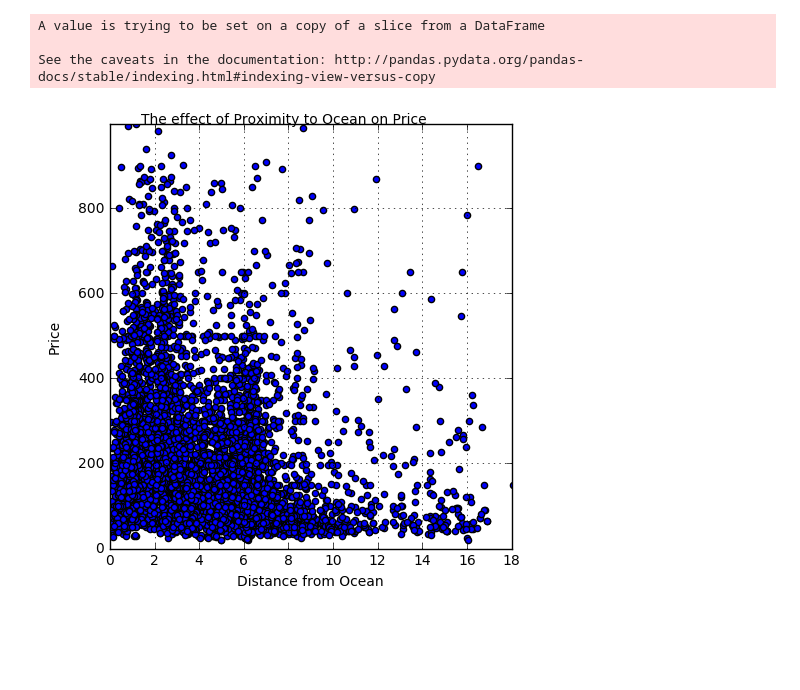
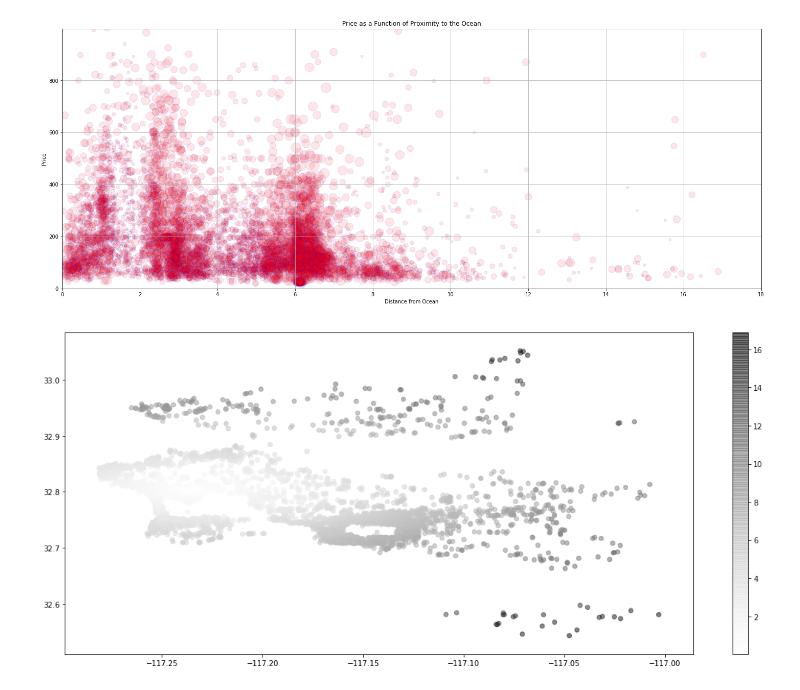
Before and after one commit to mas-dse-saachary/UCSD-MAS-Capstone-Project, a Jupyter notebook: dev/distance_from_ocean_exploration.ipynb, the cells around one changed output. Drawn from its saved outputs; the diff is of its cells as text; code cells hidden in the pictures; blank space fills up the shorter version.

```diff
--- a/dev/distance_from_ocean_exploration.ipynb
+++ b/dev/distance_from_ocean_exploration.ipynb
@@ -17,4 +19,5 @@ import datetime
 from scipy.stats import ttest_ind, f_oneway
 import csv
 # %%
-listings_augmented_2018 = pd.read_csv('Datasources\listings_augmented\listings_augmented_2018-05-19_V5.csv', low_memory = False)
+listings = pd.read_csv('Datasources/listings_augmented/listings_augmented_2018-05-23_V5.csv', low_memory = False)
+listings = listings.drop(listings.index[4216:4219])
@@ -23,33 +24,29 @@ import matplotlib.pyplot as plt
 # %%
-listings_augmented_2018 = listings_augmented_2018.drop('distance_from_ocean', axis = 1)
+listings = listings.drop('distance_from_ocean', axis = 1)
 # %%
-listings_augmented_2018['distance_from_ocean'] = 0
-listings_augmented_2018['distance_from_ocean'] = listings_augmented_2018['distance_from_ocean'].astype('float')
-
-for w in listings_augmented_2018.index:
-    p = float(listings_augmented_2018['latitude'][w])
-    q = float(listings_augmented_2018['longitude'][w])
-    lon_diff = (q + 117.235585)*np.pi/180
-    lat_diff = (p - 32.802458)*np.pi/180
-    a = np.sin(lat_diff/2)**2 + np.cos(p*np.pi/180)*np.cos(32.802458*np.pi/180)*(np.sin(lon_diff/2)**2)
+#PAUL 5/26
+lst2 = []
+for i,k in zip(listings['latitude'],listings['longitude']):
+    lon_diff = (float(k) + 117.235585)*np.pi/180
+    lat_diff = (float(i) - 32.802458)*np.pi/180
+    a = np.sin(lat_diff/2)**2 + np.cos(float(i)*np.pi/180)*np.cos(32.802458*np.pi/180)*(np.sin(lon_diff/2)**2)
     c = np.arctan2(np.sqrt(a), np.sqrt(1 - a))
     d = 6371.00*float(c)
-    listings_augmented_2018['distance_from_ocean'][w] = d
+    lst2.append(d)
+
+listings['distance_from_ocean'] = lst2
-# %% [output]
-A value is trying to be set on a copy of a slice from a DataFrame
-
-See the caveats in the documentation: http://pandas.pydata.org/pandas-docs/stable/indexing.html#indexing-view-versus-copy
 # %%
-fig, ax = plt.subplots(figsize = (5, 5))
-l = ax.scatter(listings_augmented_2018['distance_from_ocean'], listings_augmented_2018['price_y'])
-a, b = listings_augmented_2018['distance_from_ocean'].max(), listings_augmented_2018['price_y'].max()
+fig, ax = plt.subplots(figsize = (20, 8))
+l = ax.scatter(listings_augmented_2018['distance_from_ocean'], listings_augmented_2018['price_y'],
+              alpha = 0.1, c = 'r', edgecolors = 'b', marker = 'o', s=listings.park_count_1km*25)
+#a, b = listings_augmented_2018['distance_from_ocean'].max(), listings_augmented_2018['price_y'].max()
 ax.set_xlim((0, 18))
 ax.set_ylim((0, b))
 ax.set_xlabel('Distance from Ocean')
 ax.set_ylabel('Price')
-fig.suptitle('The effect of Proximity to Ocean on Price')
+ax.set_title('Price as a Function of Proximity to the Ocean')
 fig.tight_layout(pad=1)
 ax.grid(True)
 plt.show()
 # %% [output]
-[figure, old version]
+[figure, new version]
@@ -55,0 +60,4 @@ plt.show()
+# %%
+map_variable('distance_from_ocean')
+# %% [output]
+[figure, added]
```
Also changed, not shown: parts of 3 cells of this notebook, 5 other files.
